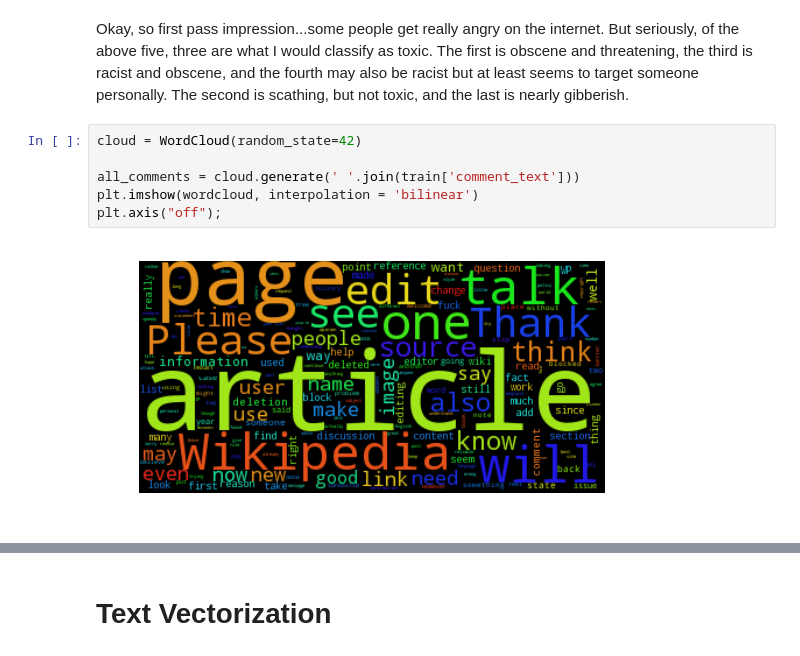
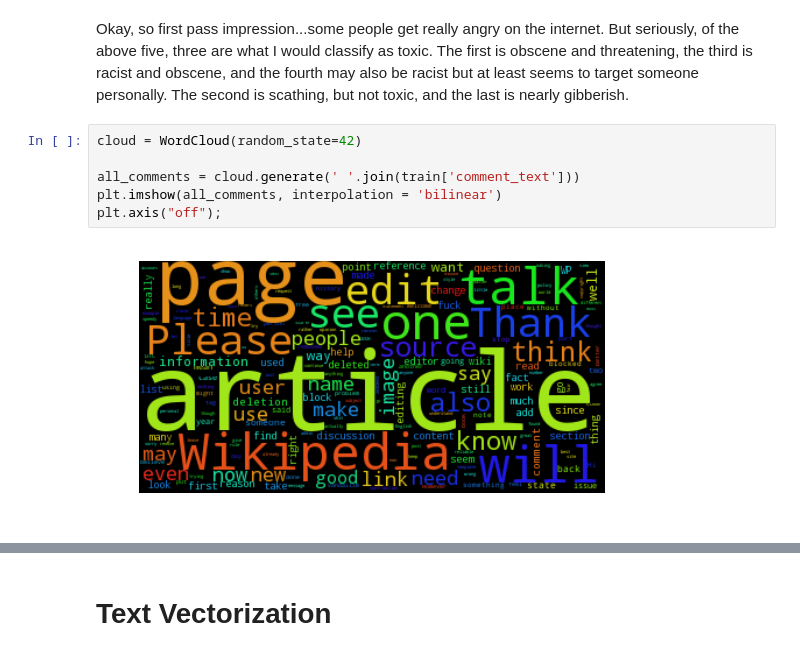
Before and after one commit to bay-area-dataphiles/toxic-comments, a Jupyter notebook: eda/eda-1.ipynb, the cells around one changed output, grey strips where cells are left out. Drawn from its saved outputs; the diff is of its cells as text.

```diff
--- a/eda/eda-1.ipynb
+++ b/eda/eda-1.ipynb
@@ -118,11 +118,11 @@ Okay, so first pass impression...some people get really angry on the internet. B
 # %%
 cloud = WordCloud(random_state=42)
 
 all_comments = cloud.generate(' '.join(train['comment_text']))
-plt.imshow(wordcloud, interpolation = 'bilinear')
+plt.imshow(all_comments, interpolation = 'bilinear')
 plt.axis("off");
 # %% [output]
-[figure, old version]
+[figure, new version]
 # %%
 toxic = cloud.generate(' '.join(train['comment_text'][train['toxic'] == 1]));
 plt.imshow(toxic);
```
Also changed, not shown: parts of 13 cells of this notebook, 1 other file.
